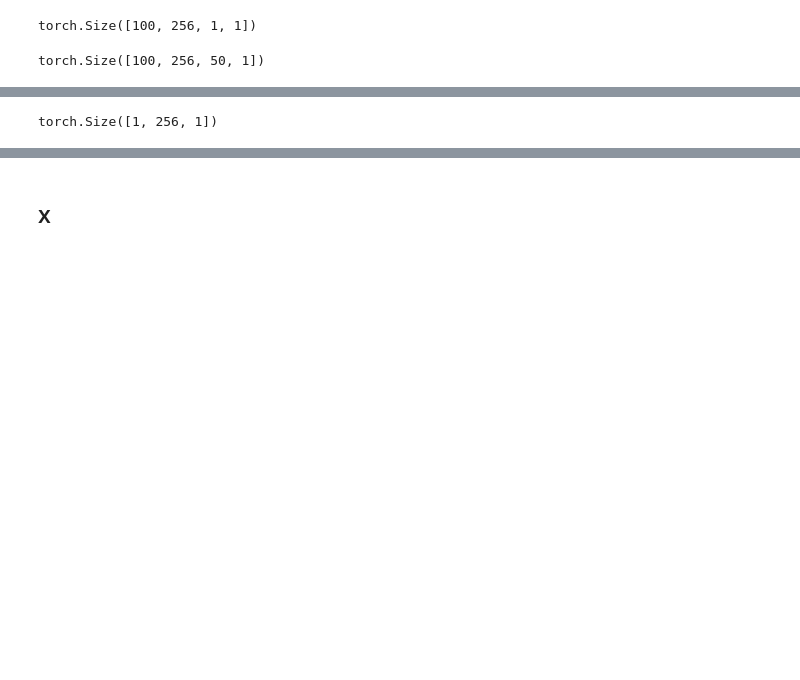
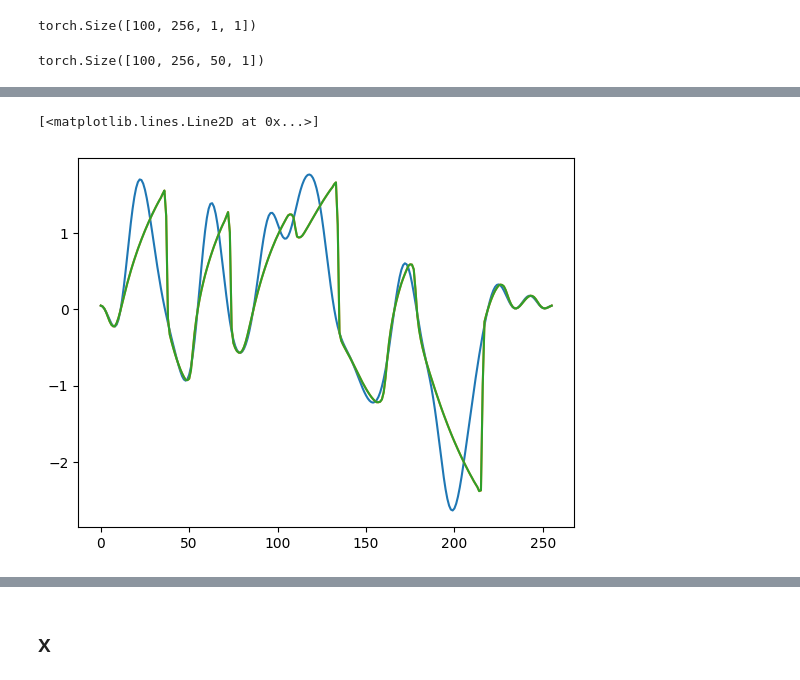
Before and after one commit to xx257xx/CONTEXT_FLUX_NO, a Jupyter notebook: ICONFLUXNO-attention.ipynb, the cells around one changed output, grey strips where cells are left out. Saved outputs shown, nothing was run; the diff lists cells and outputs as text; code cells hidden in the pictures; blank space fills up the shorter version.

```diff
--- a/ICONFLUXNO-attention.ipynb
+++ b/ICONFLUXNO-attention.ipynb
@@ -694,7 +829,11 @@ plt.plot(testset.detach().cpu()[0,:,0,0])
-# %%
-x.shape
-# %% [output]
-torch.Size([1, 256, 1])
+# %%
+M = 0
+plt.plot(dataset.detach().cpu()[NNN,:,0,0])
+plt.plot(x.detach().cpu()[0,:,0])
+plt.plot(dataset.detach().cpu()[NNN,:,50,0])
+# %% [output]
+[<matplotlib.lines.Line2D at 0x...>]
+[figure, added]
 # %%
 M = 0
 plt.plot(testset.detach().cpu()[NNN,:,0,0])
```
Also changed, not shown: parts of 20 cells of this notebook.
